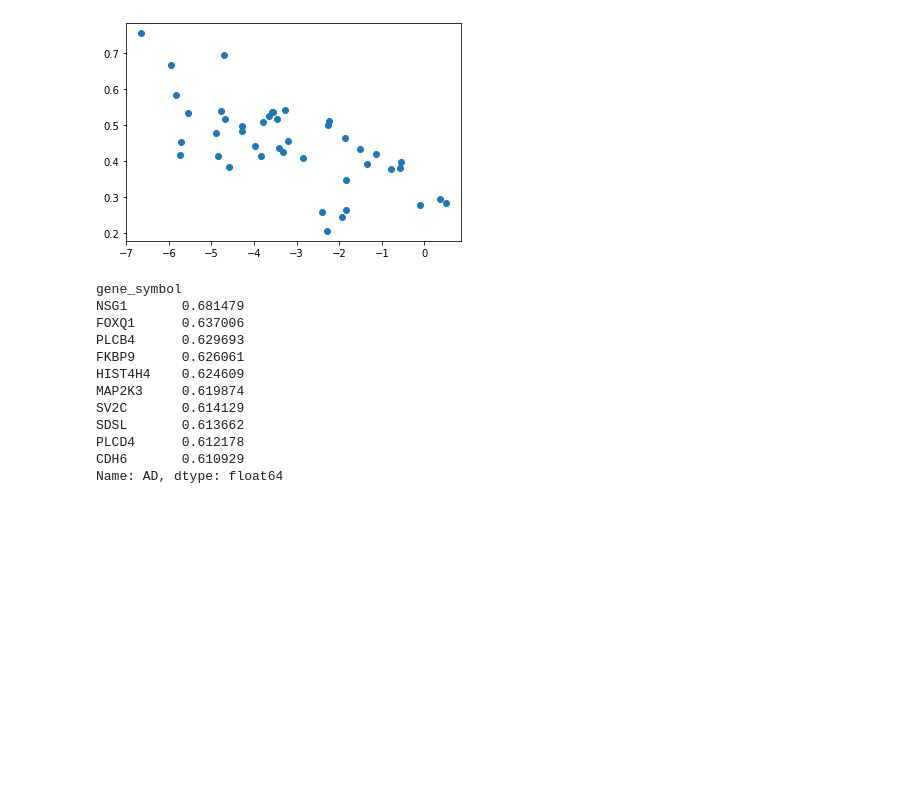
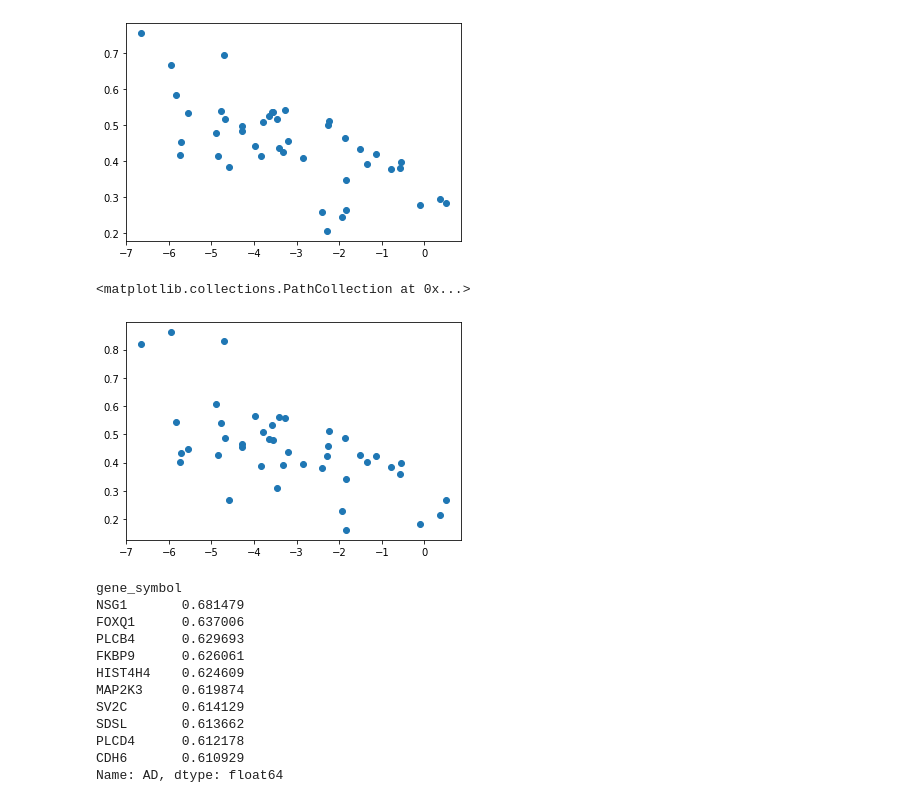
Before and after one commit to voytekresearch/BIRD, a Jupyter notebook: parcellation_ns_abha.ipynb, the cells around one changed output. Drawn from its saved outputs; the diff is of its cells as text; code cells hidden in the pictures; blank space fills up the shorter version.

```diff
--- a/parcellation_ns_abha.ipynb
+++ b/parcellation_ns_abha.ipynb
@@ -200,6 +181,11 @@ plt.scatter(expression['AD'],expression['NSG1'])
 # %% [output]
 <matplotlib.collections.PathCollection at 0x...>
 [figure]
+# %%
+plt.scatter(expression['AD'],expression['PLCB4'])
+# %% [output]
+<matplotlib.collections.PathCollection at 0x...>
+[figure, added]
 # %%
 abs(AD_corr[:-1]).nlargest(10)
 # %% [output]
```
Also changed, not shown: parts of 16 cells of this notebook, 6 other files.
